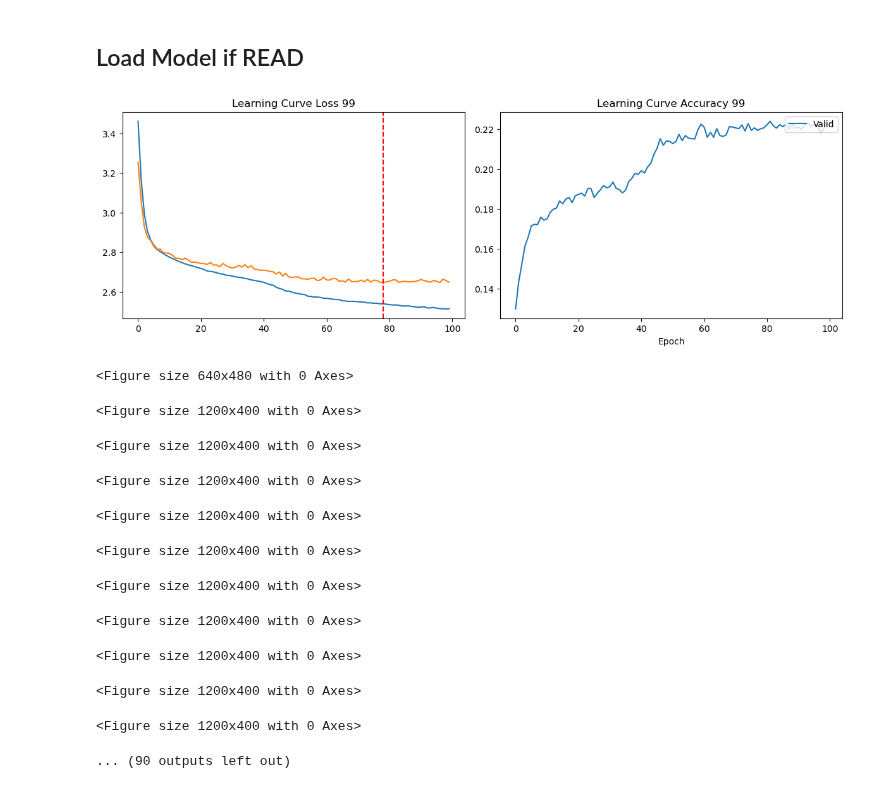
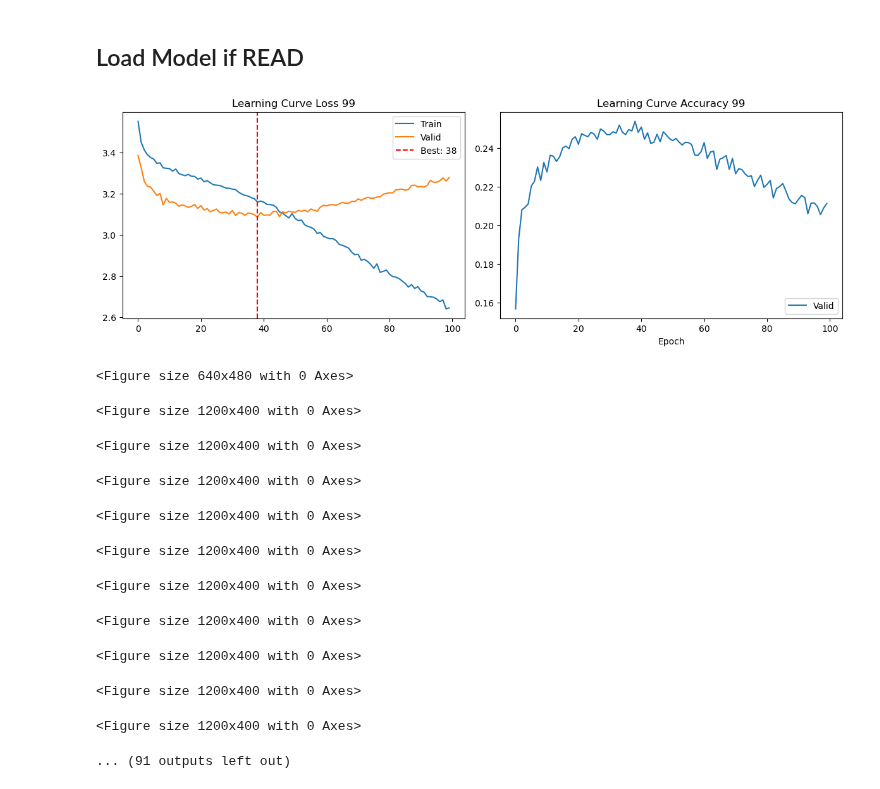
Before and after one commit to Frankalexej/lffl, a Jupyter notebook: judge_run_1.ipynb, the cells around one changed output. Saved outputs shown, nothing was run; the diff lists cells and outputs as text; code cells hidden in the pictures.

```diff
--- a/judge_run_1.ipynb
+++ b/judge_run_1.ipynb
@@ -103,9 +103,9 @@ criterion = nn.CrossEntropyLoss()
 # NOTE: no need to mask the loss, because we don't do reconstruction.
 
 dimconf = ModelDimConfigs(
-        rnn_in_size=64,
-        lin_in_size_1=16,
-        lin_in_size_2=4,
+        rnn_in_size=TrainingConfigs.N_MELS,
+        lin_in_size_1=128,
+        lin_in_size_2=64,
         lin_out_size_2=ds.mapper.token_num()
     )
 
@@ -154,7 +154,7 @@ def train():
             # torch.nn.utils.clip_grad_norm_(model.parameters(), clip_value)
             # 这个函数计算的是全局梯度范数
             # torch.nn.utils.clip_grad_norm(parameters=model.parameters(), max_norm=5, norm_type=2)
-            # torch.nn.utils.clip_grad_norm_(parameters=model.parameters(), max_norm=5, norm_type=2)
+            torch.nn.utils.clip_grad_norm_(parameters=model.parameters(), max_norm=5, norm_type=2)
             # parameters: an iterable of Variables that will have gradients normalized
             # max_norm: max norm of the gradients(阈值设定)
             # norm_type: type of the used p-norm. Can be'inf'for infinity norm(定义范数类型)
@@ -200,20 +200,26 @@ def train():
                                          epoch=str(epoch))
         train_losses.save()
         valid_losses.save()
+
+    return best_valid_loss_epoch
-# %%
-if __name__ == "__main__":
-    train()
-# %% [output]
-[figure, removed]
-<Figure size 640x480 with 0 Axes>
-<Figure size 1200x400 with 0 Axes>
-<Figure size 1200x400 with 0 Axes>
-<Figure size 1200x400 with 0 Axes>
-<Figure size 1200x400 with 0 Axes>
-<Figure size 1200x400 with 0 Axes>
-<Figure size 1200x400 with 0 Axes>
-<Figure size 1200x400 with 0 Axes>
-<Figure size 1200x400 with 0 Axes>
-<Figure size 1200x400 with 0 Axes>
-<Figure size 1200x400 with 0 Axes>
-... (90 outputs left out)
+# %%
+if __name__ == "__main__":
+    best_valid_loss_epoch = train()
+    save_learning_curve_and_accuracy(losses=(train_losses.get(), valid_losses.get(), best_valid_loss_epoch),
+                                        accs=(valid_accs.get()),
+                                        epoch=str(BASE + EPOCHS - 1),
+                                        save_name=f"{model_save_dir}/vis.png")
+# %% [output]
+[figure, added]
+<Figure size 640x480 with 0 Axes>
+<Figure size 1200x400 with 0 Axes>
+<Figure size 1200x400 with 0 Axes>
+<Figure size 1200x400 with 0 Axes>
+<Figure size 1200x400 with 0 Axes>
+<Figure size 1200x400 with 0 Axes>
+<Figure size 1200x400 with 0 Axes>
+<Figure size 1200x400 with 0 Axes>
+<Figure size 1200x400 with 0 Axes>
+<Figure size 1200x400 with 0 Axes>
+<Figure size 1200x400 with 0 Axes>
+... (91 outputs left out)
```
Also changed, not shown: parts of 1 cell of this notebook, 9 other files.
